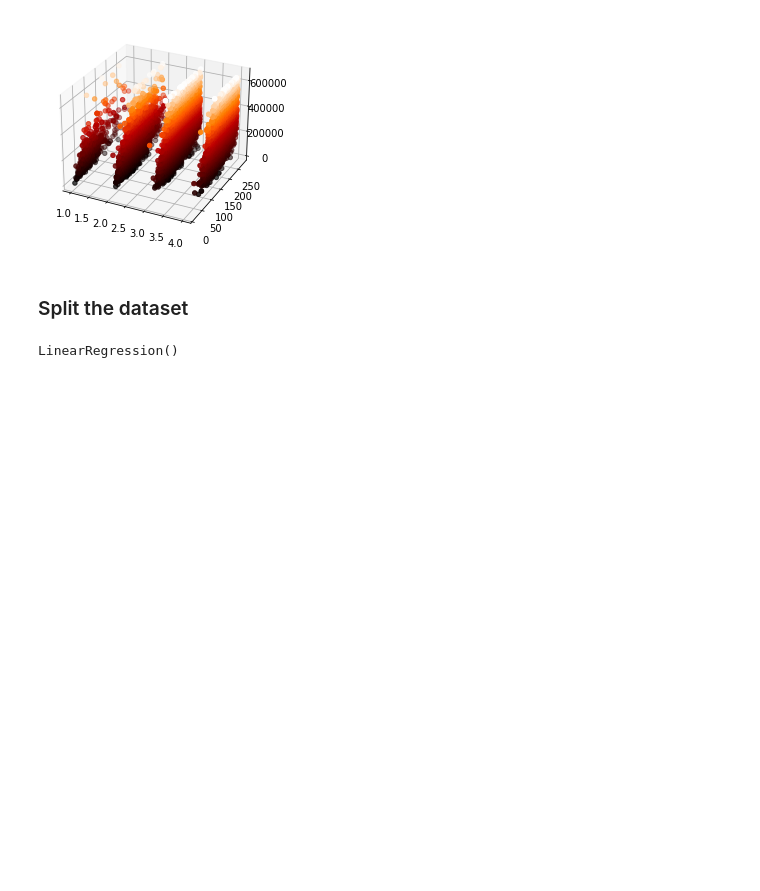
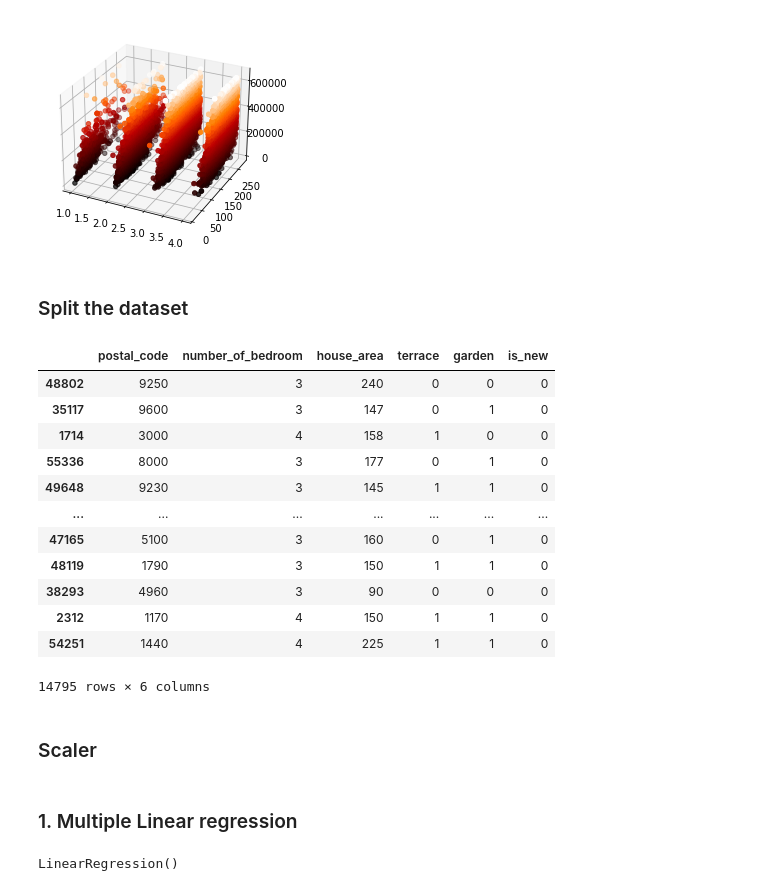
Before and after one commit to leersmathieu/ImmoEliza-API, a Jupyter notebook: model52house.ipynb, the cells around one changed output. Saved outputs shown, nothing was run; the diff lists cells and outputs as text; code cells hidden in the pictures; blank space fills up the shorter version.

```diff
--- a/model52.ipynb
+++ b/model52house.ipynb
@@ -89,3 +108,21 @@ ax.view_init(27, -64)
 ### Split the dataset
 # %%
 X_train, X_test, y_train, y_test = train_test_split(X,y, test_size=0.2, random_state=42)
+# %%
+X_train
+# %% [output]
+|  | postal_code | number_of_bedroom | house_area | terrace | garden | is_new |
+| 48802 | 9250 | 3 | 240 | 0 | 0 | 0 |
+| 35117 | 9600 | 3 | 147 | 0 | 1 | 0 |
+| 1714 | 3000 | 4 | 158 | 1 | 0 | 0 |
+| 55336 | 8000 | 3 | 177 | 0 | 1 | 0 |
+| 49648 | 9230 | 3 | 145 | 1 | 1 | 0 |
+| ... | ... | ... | ... | ... | ... | ... |
+| 47165 | 5100 | 3 | 160 | 0 | 1 | 0 |
+| 48119 | 1790 | 3 | 150 | 1 | 1 | 0 |
+| 38293 | 4960 | 3 | 90 | 0 | 0 | 0 |
+| 2312 | 1170 | 4 | 150 | 1 | 1 | 0 |
+| 54251 | 1440 | 4 | 225 | 1 | 1 | 0 |
+14795 rows × 6 columns
+# %% [markdown]
+### Scaler
@@ -92,3 +140,5 @@ X_train, X_test, y_train, y_test = train_test_split(X,y, test_size=0.2, random_s
+# %% [markdown]
+### 1. Multiple Linear regression
 # %%
 regressor = linear_model.LinearRegression()
 regressor.fit(X_train, y_train) # Entrainement du model
```
Also changed, not shown: parts of 23 cells of this notebook, 8 other files.
